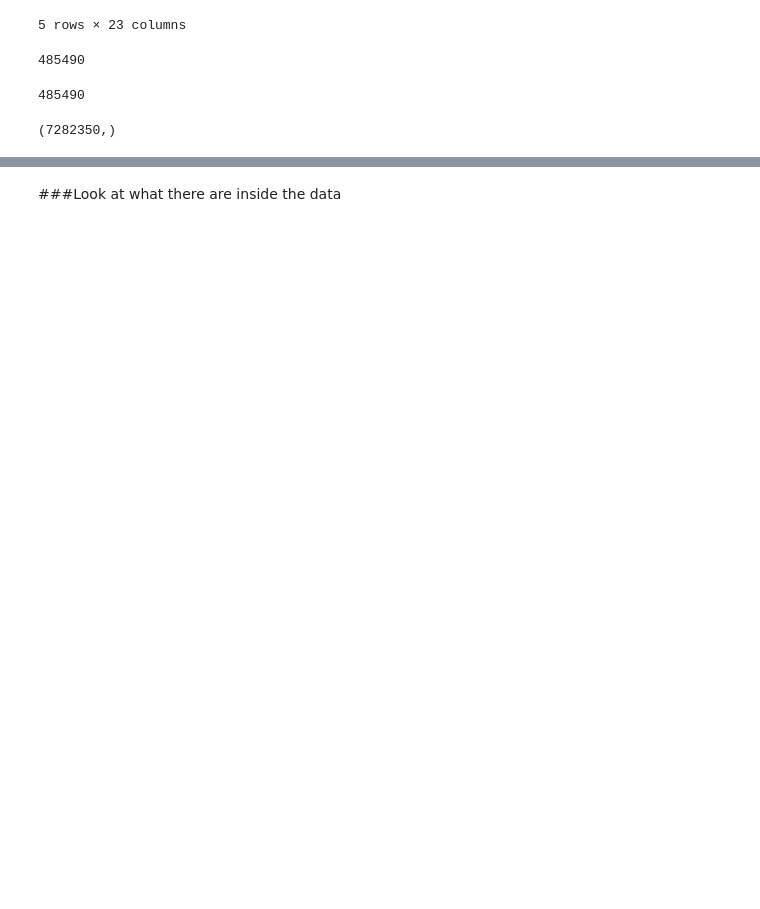
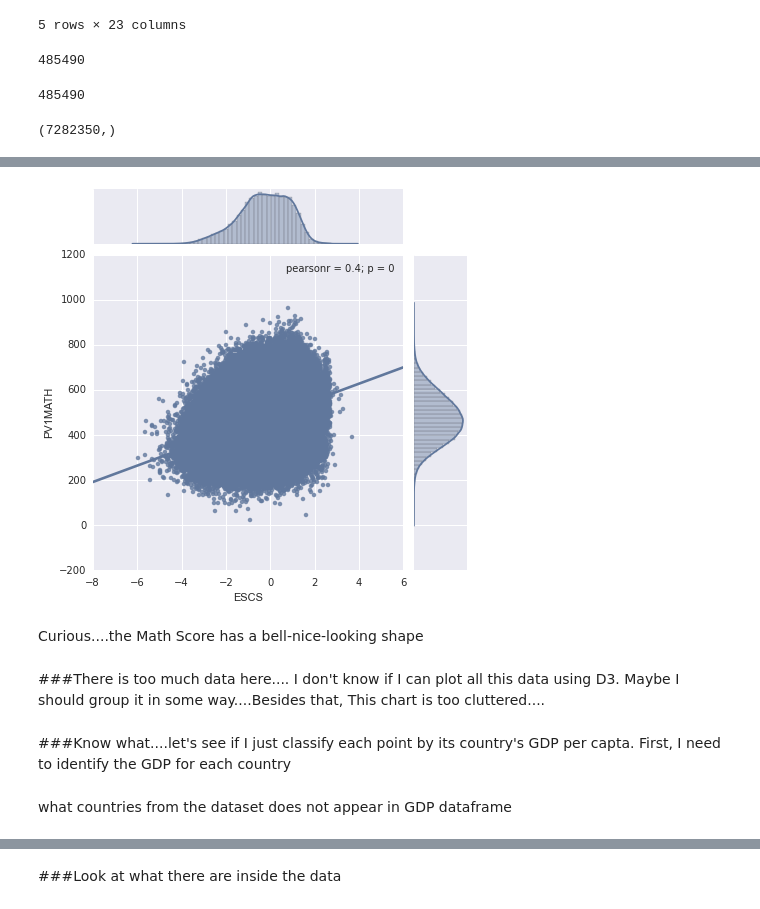
Before and after one commit to ucaiado/DATAVIS_UDACITY, a Jupyter notebook: report_aux.ipynb, the cells around one changed output, grey strips where cells are left out. Saved outputs shown, nothing was run; the diff lists cells and outputs as text; code cells hidden in the pictures; blank space fills up the shorter version.

Commit message:
keep exploring data

```diff
--- a/report_aux.ipynb
+++ b/report_aux.ipynb
@@ -246,0 +274,15 @@ df_gdp.tail()
+# %%
+df.PV1MATH = df.PV1MATH.astype(float)
+# %%
+g = sns.jointplot("ESCS", "PV1MATH", data=df, kind="reg",
+ size=6)
+# %% [output]
+[figure, added]
+# %% [markdown]
+Curious....the Math Score has a bell-nice-looking shape
+# %% [markdown]
+###There is too much data here.... I don't know if I can plot all this data using D3. Maybe I should group it in some way....Besides that, This chart is too cluttered....
+# %% [markdown]
+###Know what....let's see if I just classify each point by its country's GDP per capta. First, I need to identify the GDP for each country
+# %% [markdown]
+what countries from the dataset does not appear in GDP dataframe
```
Also changed, not shown: parts of 40 cells of this notebook, 1 other file.
